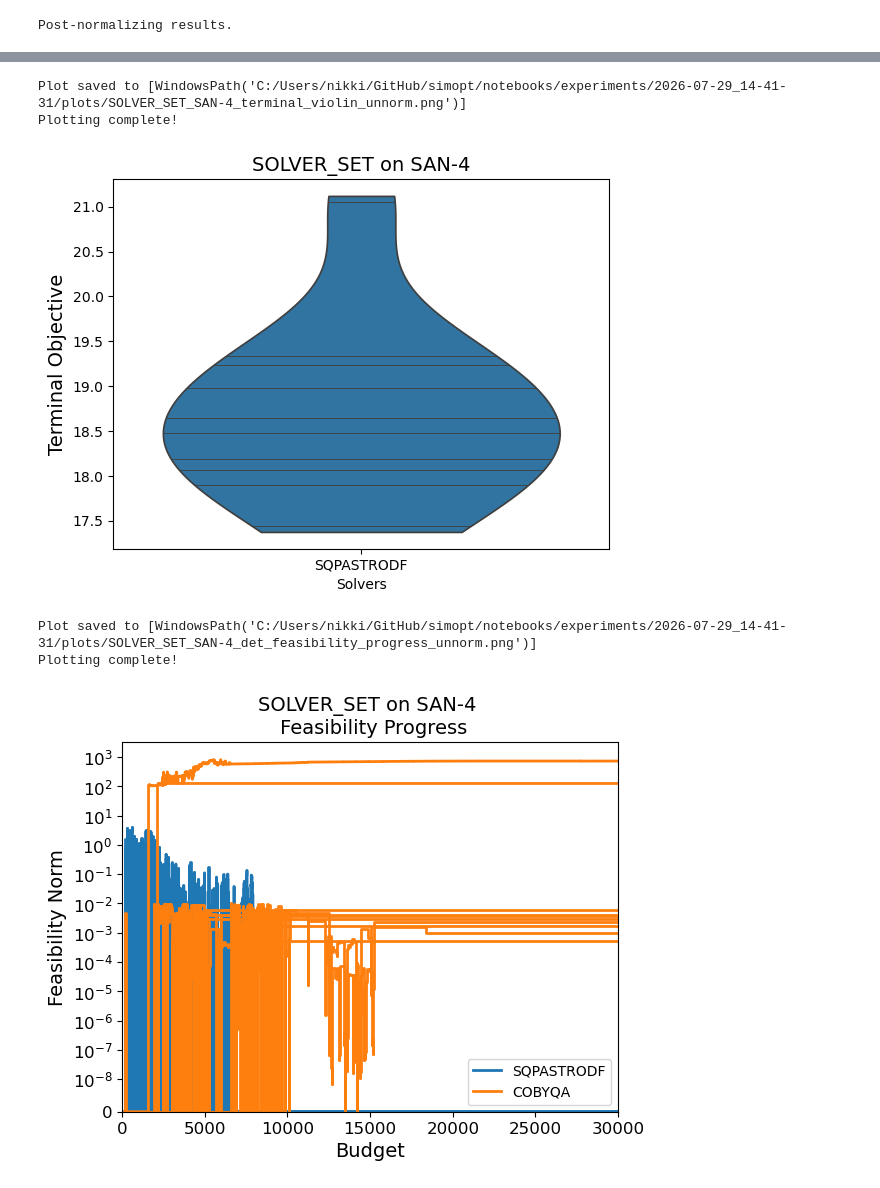
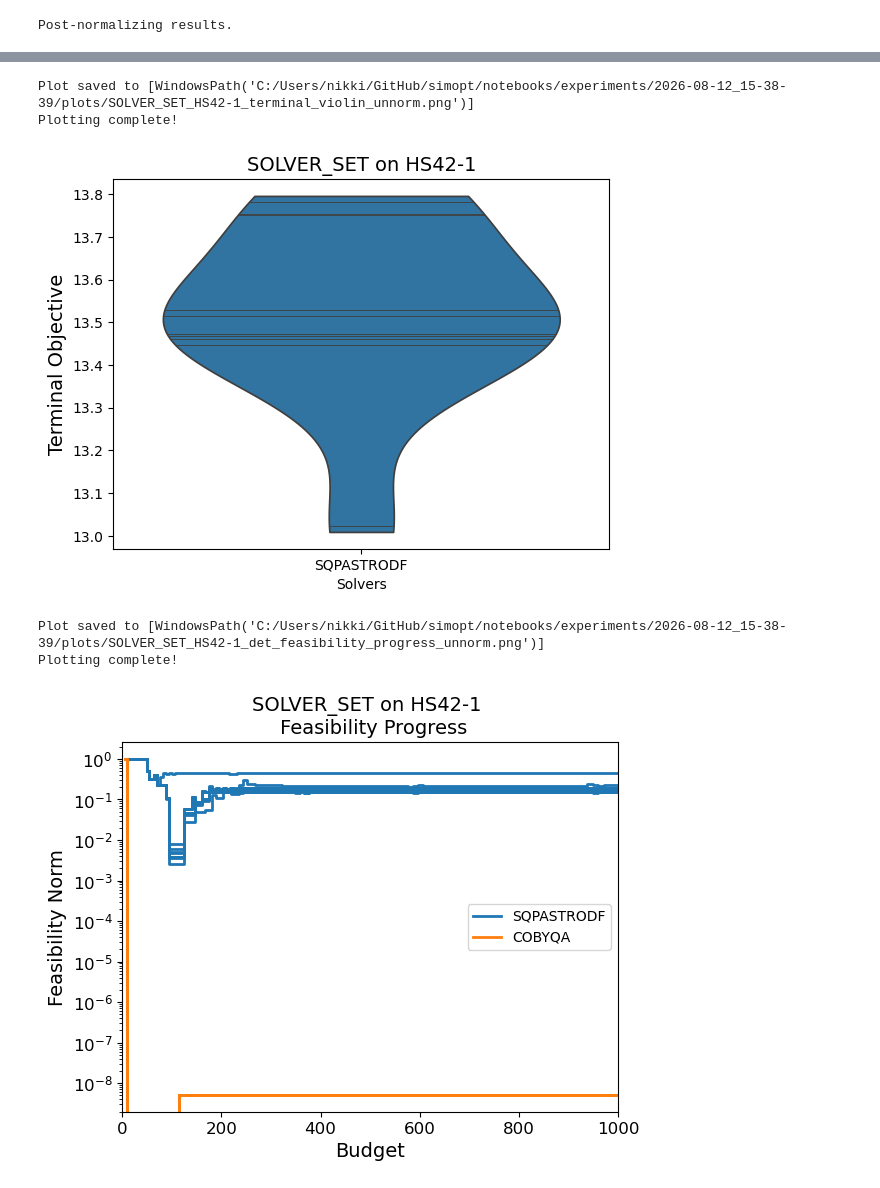
Before and after one commit to simopt-admin/simopt, a Jupyter notebook: notebooks/astro_testing.ipynb, the cells around one changed output, grey strips where cells are left out. Saved outputs shown, nothing was run; the diff lists cells and outputs as text; code cells hidden in the pictures.

Commit message:
add hs42 problem

```diff
--- a/notebooks/astro_testing.ipynb
+++ b/notebooks/astro_testing.ipynb
@@ -25,14 +25,14 @@ To query model/problem/solver names, run `python scripts/list_directories.py`
 #solver_abbr_names = [ "SQPASTRODF"]
 #COBYQA testing
 solver_abbr_names = ["SQPASTRODF", "COBYQA"]
-problem_abbr_names = ["SAN-4"]
-solver_factors = [{"feas_tol": 1e-2,
+problem_abbr_names = ["HS42-1"]
+solver_factors = [{"feas_tol": 1e-8,
                    "easy_solve": False,
                    "use_gradients":False,
                    "sampling_method": "adaptive",
                    "mu": .1,
-                   "a_normal": .9,
-                   "a_tangent": .1,
+                   "a_normal": .5,
+                   "a_tangent": .5,
                    "reuse_interpolation_set": True,
                    "recenter_mode": "shift",
                    #"gamma_2": 0.85,
@@ -40,7 +40,7 @@ solver_factors = [{"feas_tol": 1e-2,
                    "lagrange_poisedness_threshold": 10,
                   },
                   {"sample_size": 5,
-                   "feas_tol": 1e-2}]
+                   "feas_tol": 1e-8}]
 
 # # General IBO testing
 # solver_abbr_names = ["SQPASTRODF", "SQPASTRODF"]
@@ -92,13 +92,13 @@ solver_factors = [{"feas_tol": 1e-2,
 
 #                     ]
 #solver_renames = ["SQP-ASTRO-DF"]
-# solver_abbr_names = ["SQPASTRODF", "COBYQA"]
+# solver_abbr_names = ["SQPASTRODFWSC"]
 # problem_abbr_names = ["SAN-3"]
 # solver_factors = [{"feas_tol": 1e-2,
 #                    "easy_solve": False,
 #                    "use_gradients":False,
 #                    "sampling_method": "adaptive",
-#                    "mu": .01,
+#                    "mu": .1,
 #                    "reuse_interpolation_set": True,
 #                    "recenter_mode": "shift",
 #                    "a_normal": .9,
@@ -109,15 +109,16 @@ solver_factors = [{"feas_tol": 1e-2,
 #                    "tau_1": 3,
 #                    "tau_2": 2,
 #                    "nu": .01,
-#                   },
-#                    {"sample_size": 5,
-#                     "feas_tol": 1e-2}
+#                    "sigma_b_max": 0,
+#                    "delta_0":1,
+#                    "delta_max":100,
+#                   }
 #                   ]
 #solver_factors = [{}]
 # SAN factors
 #problem_factors = [{"budget":30000, "total_cost": 5}]
 # Quad factors
-problem_factors = [{"budget":30000}]
+problem_factors = [{"budget":1000}]
 # small SAN problem factors
 # arcs = [
 #     (1, 2),
@@ -218,25 +219,25 @@ _print_path(
 
 print("Plotting complete!")
 # %% [output]
-Plot saved to [WindowsPath('C:/Users/nikki/GitHub/simopt/notebooks/experiments/2026-07-29_14-41-31/plots/SOLVER_SET_SAN-4_terminal_violin_unnorm.png')]
+Plot saved to [WindowsPath('C:/Users/nikki/GitHub/simopt/notebooks/experiments/2026-08-12_15-38-39/plots/SOLVER_SET_HS42-1_terminal_violin_unnorm.png')]
 Plotting complete!
-[figure, old version]
+[figure, new version]
 # %%
 def _print_path(plot_path: list[Path]) -> None:
     print(f"Plot saved to {plot_path!s}")
 
 
 _print_path(
     plot_det_feasibility(
-        experiments=mymetaexperiment.experiments,  sym_log = True, score_type = "norm", feas_tol = 1e-2, save_as_pickle=True
+        experiments=mymetaexperiment.experiments,  sym_log = False, score_type = "norm", feas_tol = 1e-2, save_as_pickle=True, log_scale=True,
     )
 )
 
 print("Plotting complete!")
 # %% [output]
-Plot saved to [WindowsPath('C:/Users/nikki/GitHub/simopt/notebooks/experiments/2026-07-29_14-41-31/plots/SOLVER_SET_SAN-4_det_feasibility_progress_unnorm.png')]
+Plot saved to [WindowsPath('C:/Users/nikki/GitHub/simopt/notebooks/experiments/2026-08-12_15-38-39/plots/SOLVER_SET_HS42-1_det_feasibility_progress_unnorm.png')]
 Plotting complete!
-[figure, old version]
+[figure, new version]
 # %%
 def _print_path(plot_path: list[Path]) -> None:
     print(f"Plot saved to {plot_path!s}")
```
Also changed, not shown: parts of 5 cells of this notebook, 1 other file.
